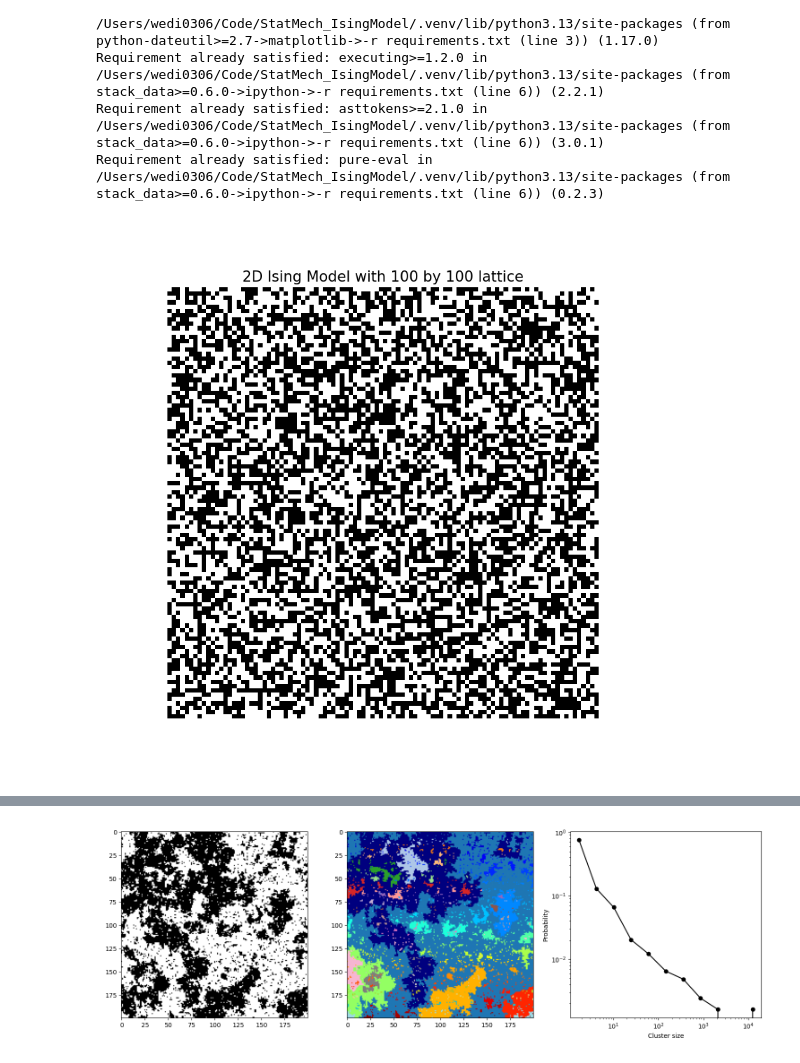
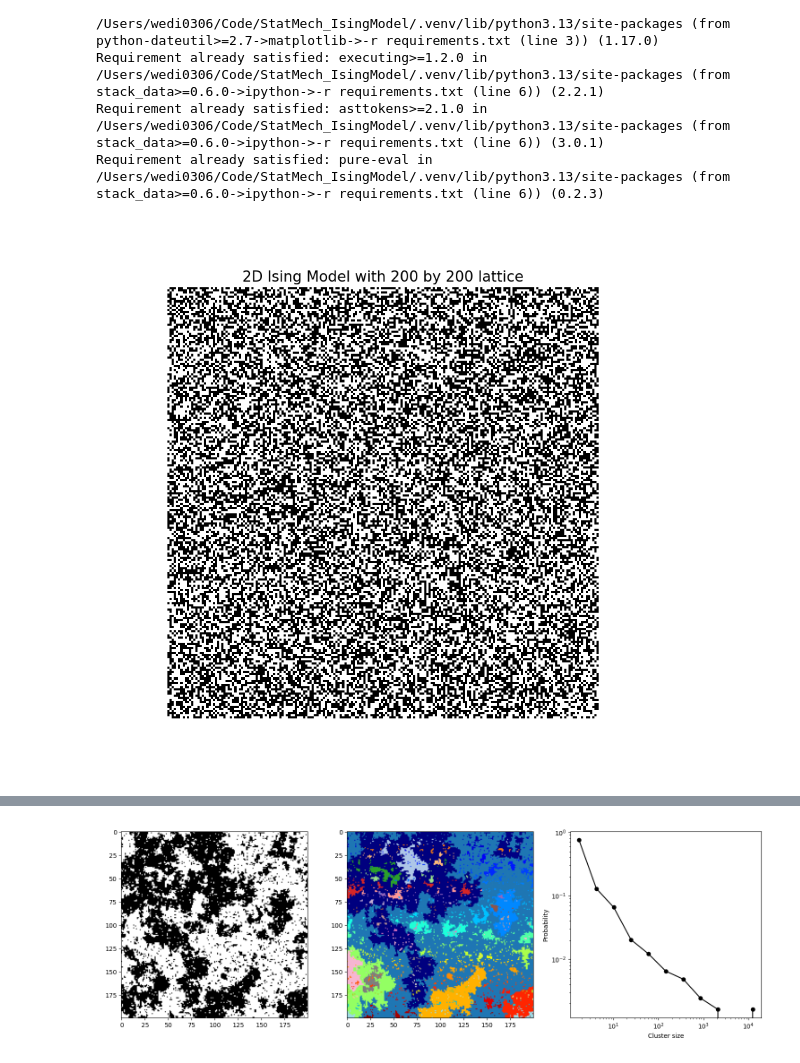
Before and after one commit to PHYS3934/StatMech_IsingModel, a Jupyter notebook: IsingModel_Jupyter/IsingSim.ipynb, the cells around one changed output, grey strips where cells are left out. Saved outputs shown, nothing was run; the diff lists cells and outputs as text; code cells hidden in the pictures.

```diff
--- a/IsingModel_Jupyter/IsingSim.ipynb
+++ b/IsingModel_Jupyter/IsingSim.ipynb
@@ -48,7 +55,7 @@ from isingsim_funcs import *
 # Restart the kernel and uncomment this line to show plots in a separate window instead
 # %%
 # Parameters
-N = 100  # grid size
+N = 200  # grid size
 J = 1
 kT = 2/np.log(1 + np.sqrt(2))*0.85  # Below critical temperature
 
@@ -72,34 +79,34 @@ finalGrid, energies, magnetizations, grid_history, animate_func = SampleGrid(
     grid, kT, J, numTimePoints, everyT, samplingMethod)
 
 # Create animation
 fig, ax = plt.subplots(figsize=(8, 8))
 im = ax.imshow(grid_history[0], cmap='binary', vmin=-1, vmax=1)
 ax.set_title(f'2D Ising Model with {N} by {N} lattice', size=15)
 plt.axis('off')
 
 # Text annotation for energy and magnetization
 time_text = ax.text(0.15, -0.04, '', transform=ax.transAxes, color='k')
 
 def update(i):
     im.set_array(grid_history[i])
     M = np.sum(grid_history[i]) / grid_history[i].size
     E = IsingEnergy(grid_history[i], J)
     time_text.set_text(f'J = {J}, kT = {kT:.2f}, M = {M:.3f}, E = {E:.3f}')
     time_text.set_fontsize(15)
 
     return im, time_text
 
 # Create animation
 from matplotlib.animation import FuncAnimation
 ani = FuncAnimation(fig, update, frames=len(grid_history),
                     interval=200, blit=True, repeat=False) # Change speed by varying "interval"
 
 
 # To also save the animation as a gif, uncomment this:
 # writer = PillowWriter(fps=15)
 # ani.save('ising.gif', writer=writer)
 # %% [output]
-[figure, old version]
+[figure, new version]
 # %%
 fig = plt.figure(figsize=(10, 7))
 plt.subplots_adjust(wspace=0.4)
```
Also changed, not shown: parts of 3 cells of this notebook, 2 other files.
